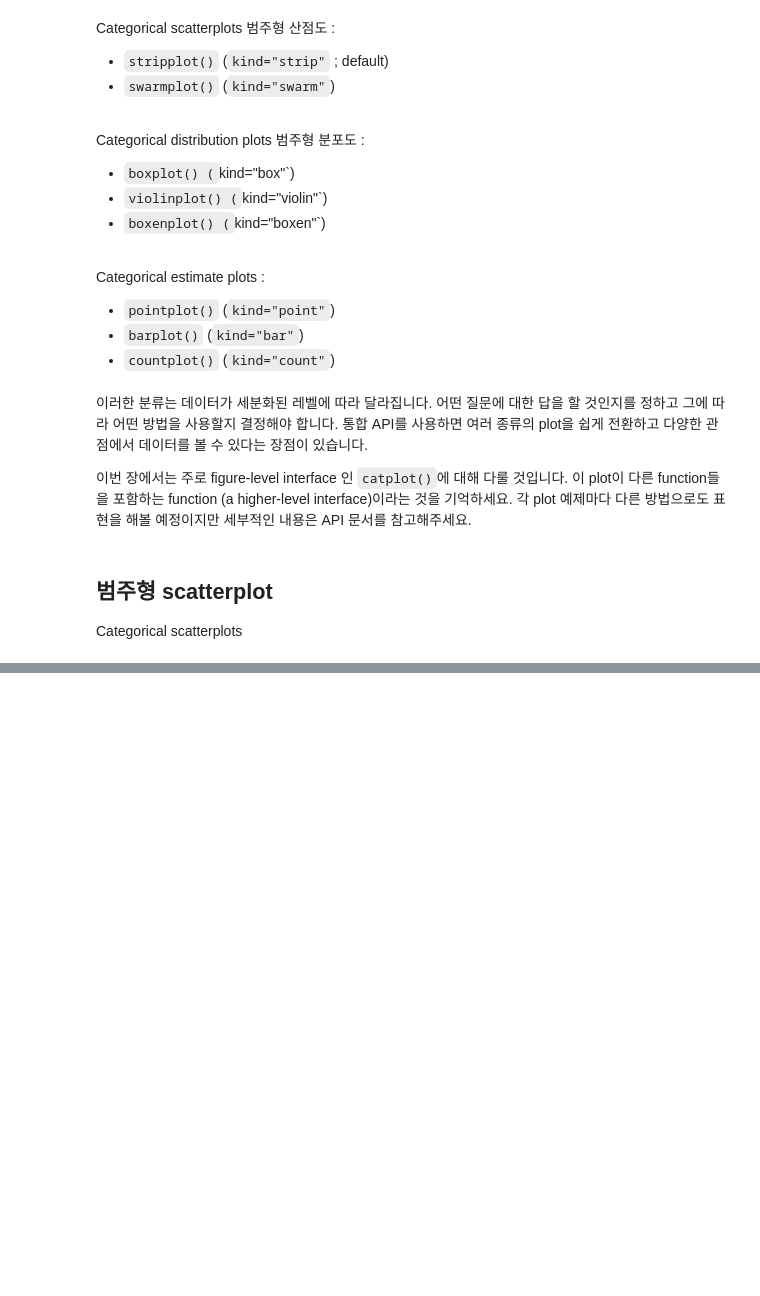
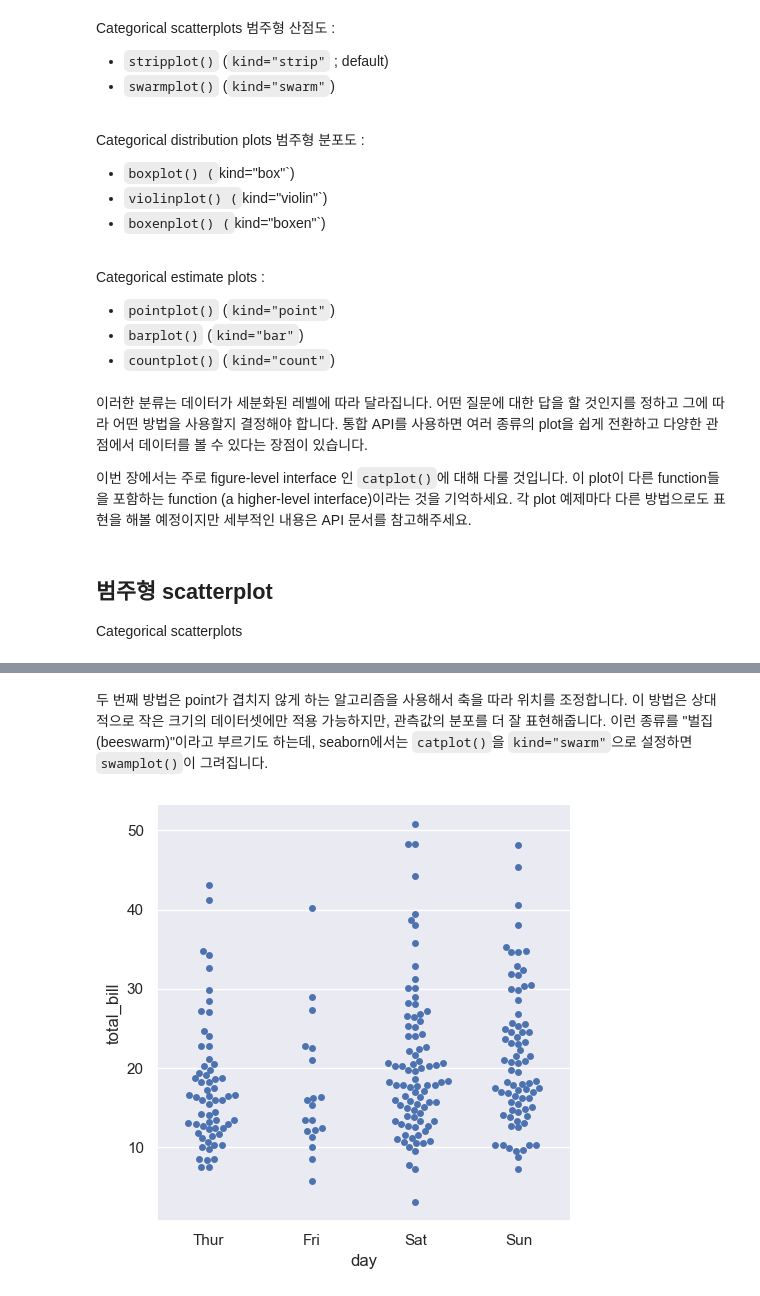
Before and after one commit to kjmn1105/Seaborn-Tuorial, a Jupyter notebook: 08_Plotting functions (3).ipynb, the cells around one changed output, grey strips where cells are left out. Saved outputs shown, nothing was run; the diff lists cells and outputs as text; code cells hidden in the pictures; blank space fills up the shorter version.

```diff
--- a/08_Plotting functions (3).ipynb
+++ b/08_Plotting functions (3).ipynb
@@ -53,0 +72,8 @@ Categorical scatterplots
+# %% [markdown]
+두 번째 방법은 point가 겹치지 않게 하는 알고리즘을 사용해서 축을 따라 위치를 조정합니다.
+이 방법은 상대적으로 작은 크기의 데이터셋에만 적용 가능하지만, 관측값의 분포를 더 잘 표현해줍니다.
+이런 종류를 "벌집(beeswarm)"이라고 부르기도 하는데, seaborn에서는 `catplot()`을 `kind="swarm"`으로 설정하면 `swamplot()`이 그려집니다.
+# %%
+sns.catplot(data=tips, x='day', y='total_bill', kind='swarm');
+# %% [output]
+[figure, added]
```
Also changed, not shown: parts of 12 cells of this notebook.
